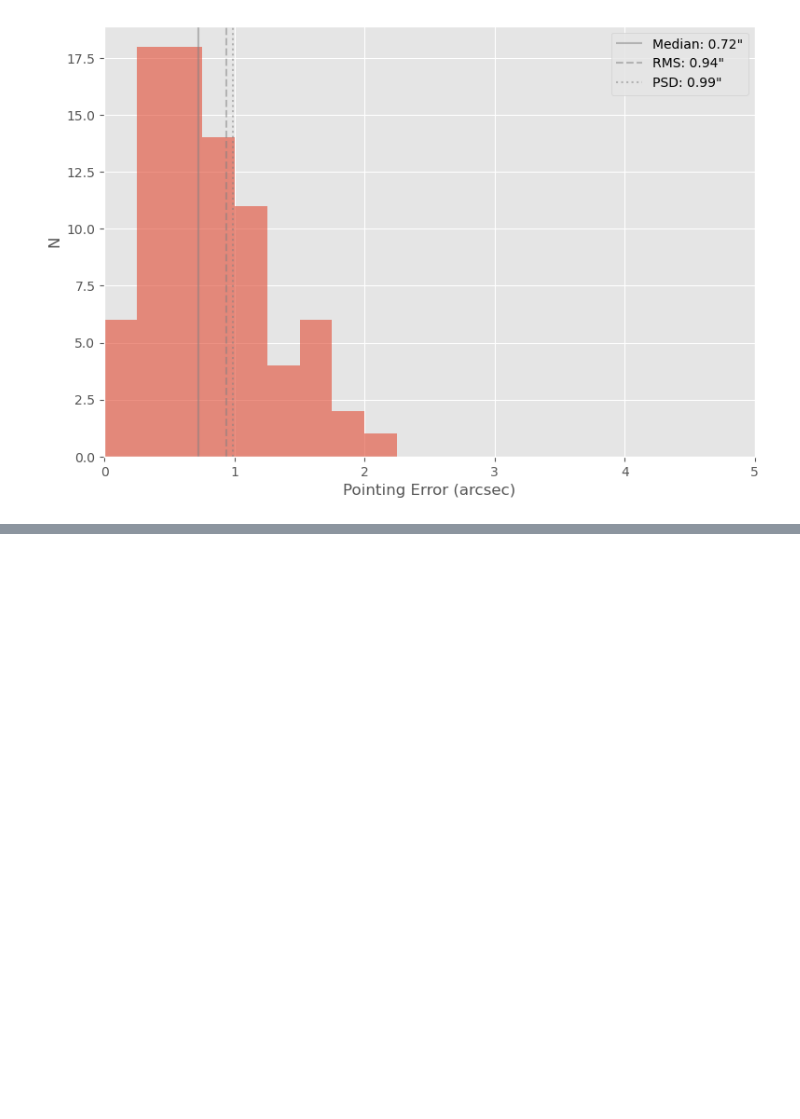
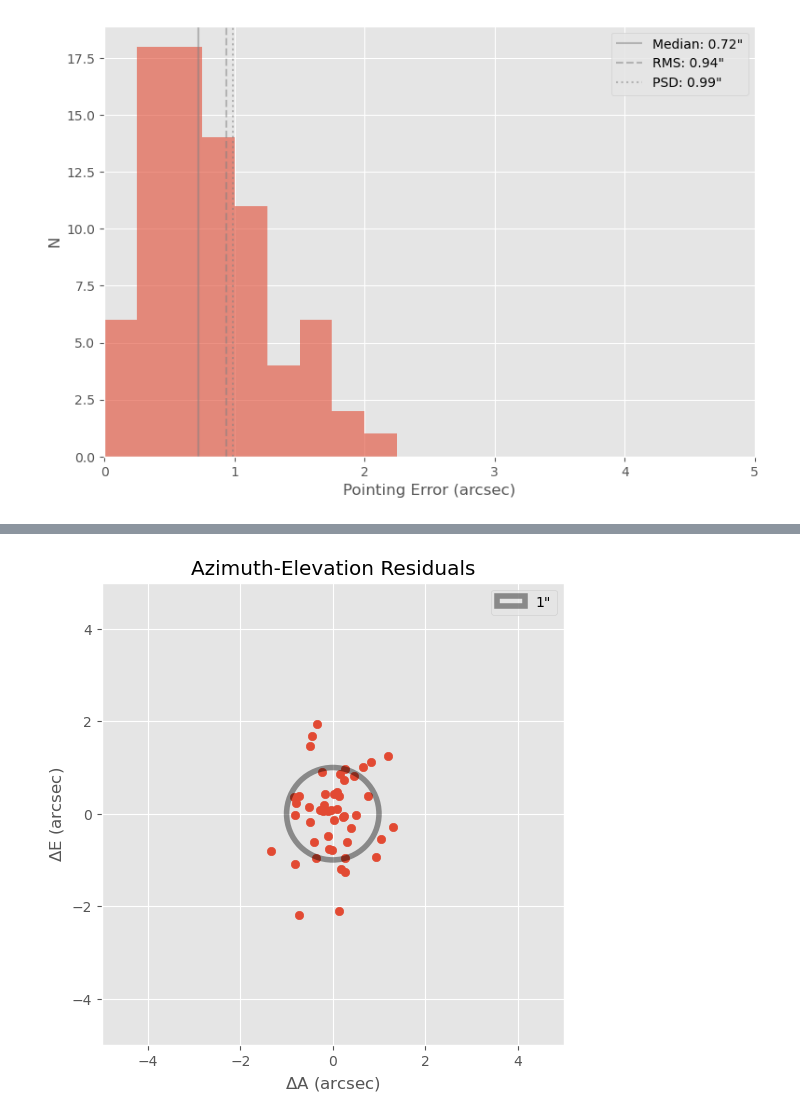
Before and after one commit to MMTObservatory/pytelpoint, a Jupyter notebook: notebooks/dev.ipynb, the cells around one changed output, grey strips where cells are left out. Cells and saved outputs as stored; diff of their text form; code cells hidden in the pictures; blank space fills up the shorter version.

```diff
--- a/notebooks/dev.ipynb
+++ b/notebooks/dev.ipynb
@@ -53,0 +87,4 @@ f = pointing_histogram(coo_ref, mc_coo)
+# %%
+f = pointing_residuals(f9_ref, f9_coo)
+# %% [output]
+[figure, added]
```
Also changed, not shown: parts of 16 cells of this notebook.
